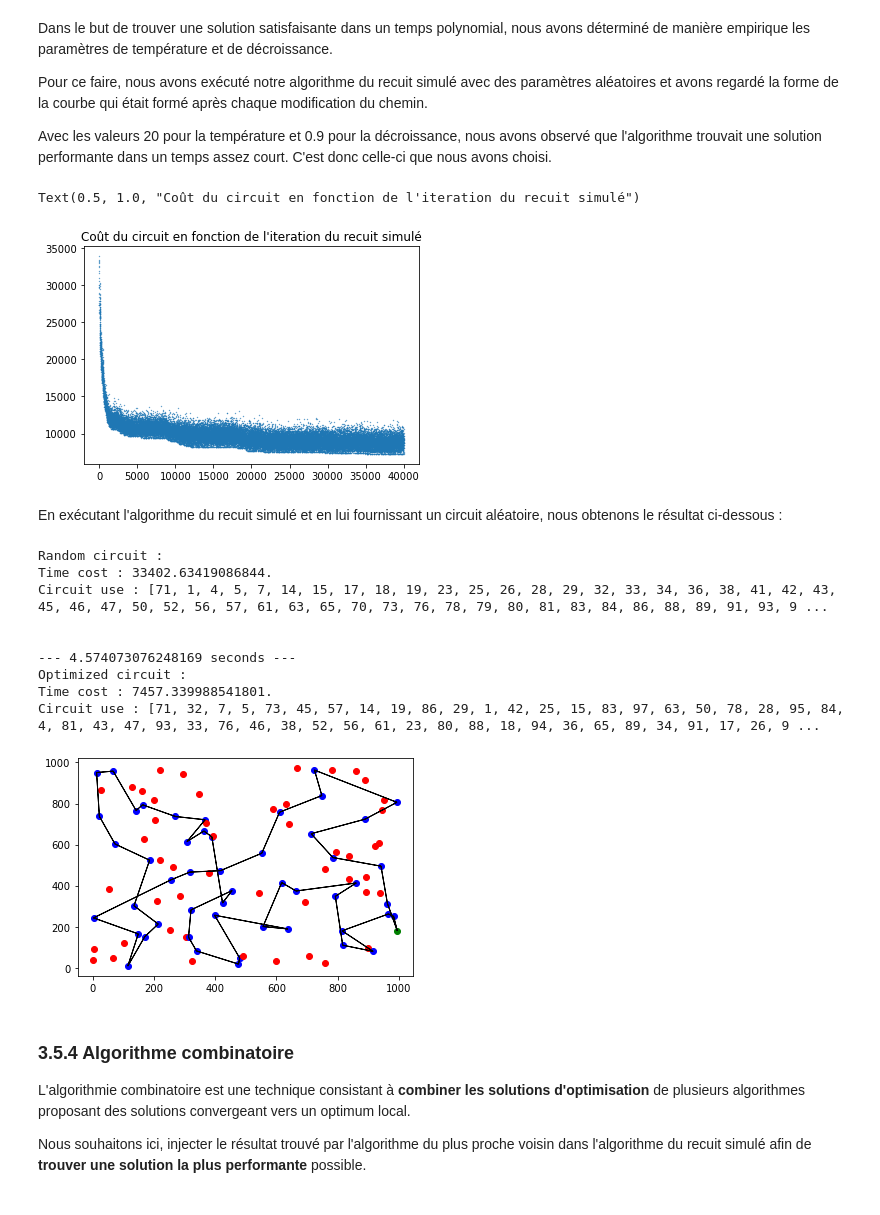
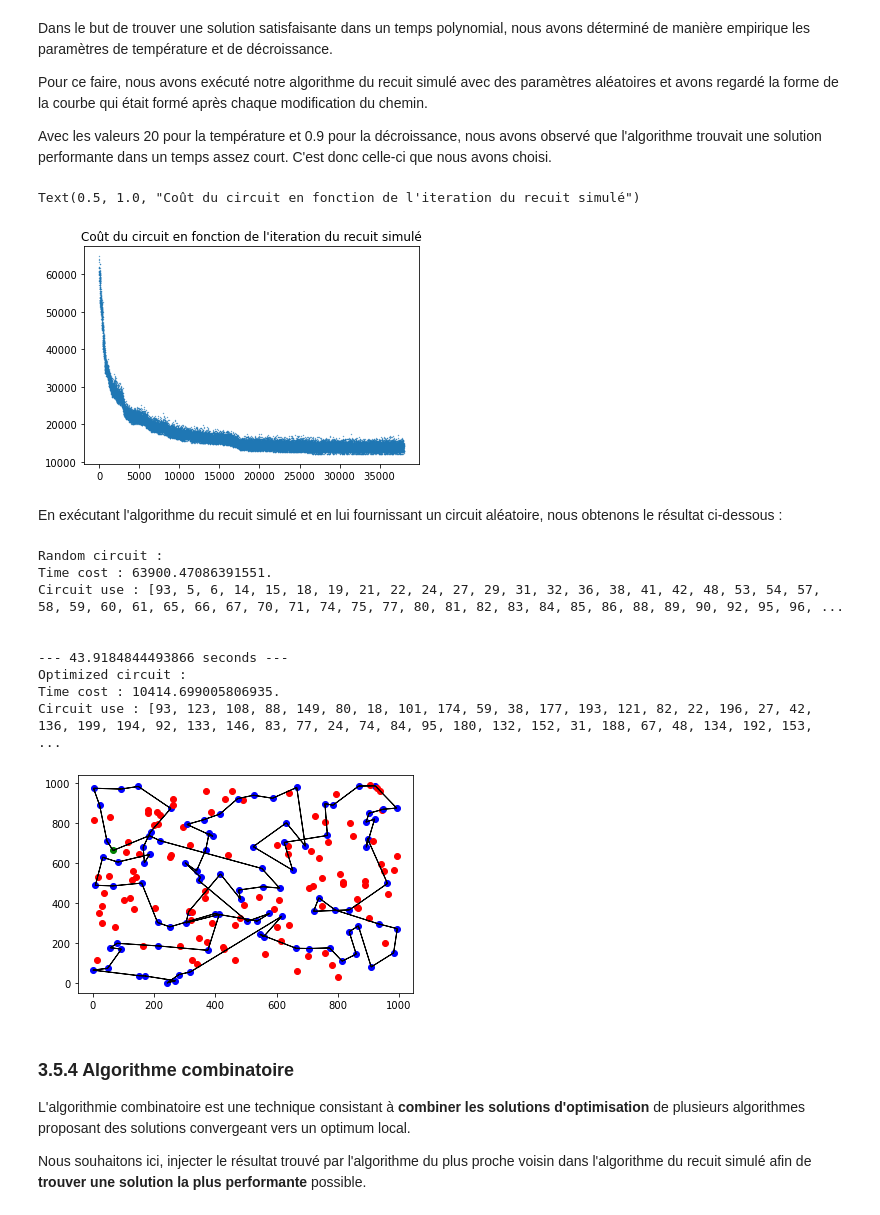
Before and after one commit to SnipeDragons/Algo-Livrable-1, a Jupyter notebook: Livrable_final.ipynb, the cells around one changed output. Drawn from its saved outputs; the diff is of its cells as text; code cells hidden in the pictures.

```diff
--- a/Livrable_final.ipynb
+++ b/Livrable_final.ipynb
@@ -342,7 +374,7 @@ Ainsi, nous pouvons générer une instance grâce au code ci-dessous.
 random.seed(a=5)
 
 # Generator settings
-nbPoints = 100
+nbPoints = 200
 Size_Map = (1000, 1000)
 Fluctuation = 1
 Fluctuation_Weight = 1
@@ -780,7 +812,7 @@ def RecuitMesured(graph: np.array([[()]]), cycle: list, energie: float):
         A cycle and the energie associated
     """
     nbPoints = cycle.__len__()-2
-    temperature = 20.0
+    temperature = 0.5
     condition = True
     listEnergie = [EnergieSum(graph, cycle)]
     while(condition):
@@ -802,34 +834,34 @@ def RecuitMesured(graph: np.array([[()]]), cycle: list, energie: float):
                     break
 
             elif newE != energie and random.random() < exp(-(newE-energie)/temperature):
                 energie = newE
                 cycle = newP
             listEnergie.append(newE)
         temperature *= 0.9
         condition = nbChanges != 0
 
     return listEnergie
 
 # Create a path with every cities which need to be delivered
 RecuitMesuredCircuit = []
 for i in range(len(points)):
     if points[i][2] == 1:
         RecuitMesuredCircuit += [i+1]
 # Get the repository point
 repository = [x+1 for x, y in enumerate(points) if y[2] == 2]
 # Add the depository on the path
 RecuitMesuredCircuit = repository + RecuitMesuredCircuit + repository
 
 RecuitMesuredEnergie = EnergieSum(graph, RecuitMesuredCircuit)
 
 listEnergieMesured = RecuitMesured(graph, RecuitMesuredCircuit, RecuitMesuredEnergie)
 
 figRecuitMesured, axRecuitMesured = plt.subplots()
 axRecuitMesured.scatter(range(1, len(listEnergieMesured) + 1), listEnergieMesured, s=0.1)
 axRecuitMesured.set_title("Coût du circuit en fonction de l'iteration du recuit simulé")
 # %% [output]
 Text(0.5, 1.0, "Coût du circuit en fonction de l'iteration du recuit simulé")
-[figure, old version]
+[figure, new version]
 # %% [markdown]
 En exécutant l'algorithme du recuit simulé et en lui fournissant un circuit aléatoire, nous obtenons le résultat ci-dessous :
 # %%
@@ -861,15 +893,15 @@ figRecuit, axRecuit = plt.subplots()
 DisplayCircuit(axRecuit, points, RecuitCircuit, nbPoints<100, nbPoints<1000)
 # %% [output]
 Random circuit :
-Time cost : 33402.63419086844.
-Circuit use : [71, 1, 4, 5, 7, 14, 15, 17, 18, 19, 23, 25, 26, 28, 29, 32, 33, 34, 36, 38, 41, 42, 43, 45, 46, 47, 50, 52, 56, 57, 61, 63, 65, 70, 73, 76, 78, 79, 80, 81, 83, 84, 86, 88, 89, 91, 93, 9 ...
+Time cost : 63900.47086391551.
+Circuit use : [93, 5, 6, 14, 15, 18, 19, 21, 22, 24, 27, 29, 31, 32, 36, 38, 41, 42, 48, 53, 54, 57, 58, 59, 60, 61, 65, 66, 67, 70, 71, 74, 75, 77, 80, 81, 82, 83, 84, 85, 86, 88, 89, 90, 92, 95, 96, ...
 
 
---- 4.574073076248169 seconds ---
+--- 43.9184844493866 seconds ---
 Optimized circuit :
-Time cost : 7457.339988541801.
-Circuit use : [71, 32, 7, 5, 73, 45, 57, 14, 19, 86, 29, 1, 42, 25, 15, 83, 97, 63, 50, 78, 28, 95, 84, 4, 81, 43, 47, 93, 33, 76, 46, 38, 52, 56, 61, 23, 80, 88, 18, 94, 36, 65, 89, 34, 91, 17, 26, 9 ...
+Time cost : 10414.699005806935.
+Circuit use : [93, 123, 108, 88, 149, 80, 18, 101, 174, 59, 38, 177, 193, 121, 82, 22, 196, 27, 42, 136, 199, 194, 92, 133, 146, 83, 77, 24, 74, 84, 95, 180, 132, 152, 31, 188, 67, 48, 134, 192, 153,  ...
-[figure, old version]
+[figure, new version]
 # %% [markdown]
 ### 3.5.4 Algorithme combinatoire
 
```
Also changed, not shown: parts of 14 cells of this notebook.
